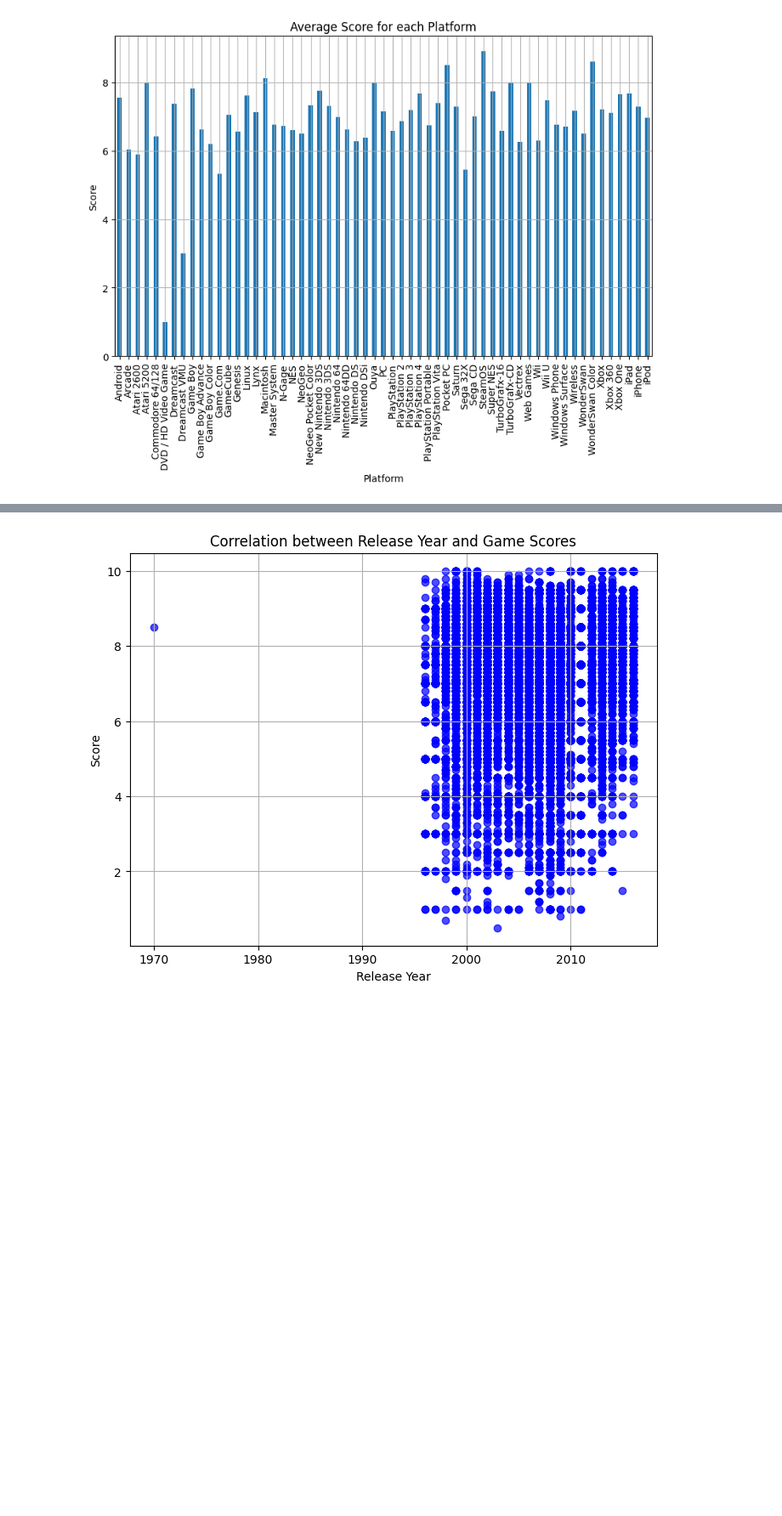
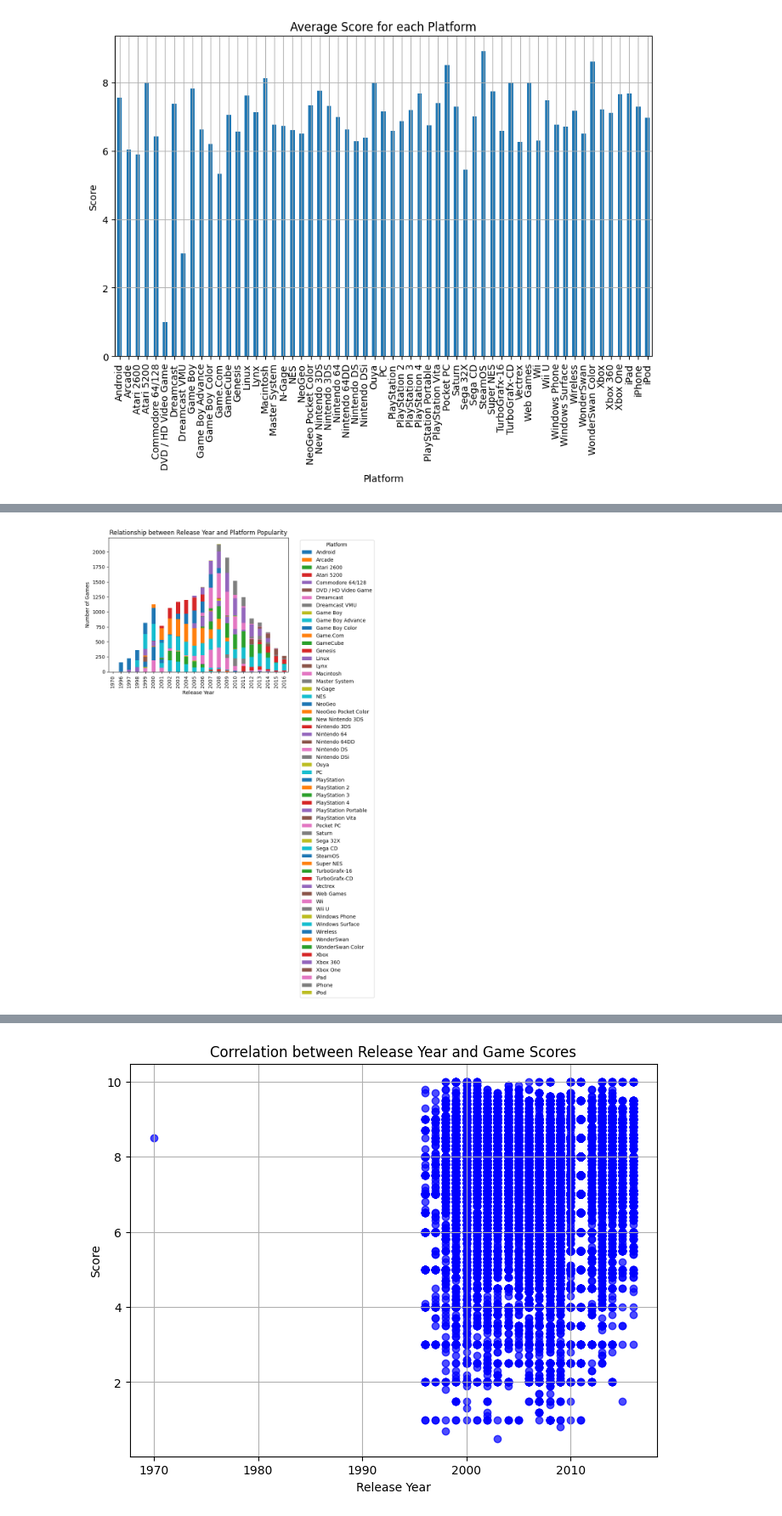
Before and after one commit to FranciscoTeon/Video-game-ratings-best-to-worst-Data-Analysis, a Jupyter notebook: notebooks/IGNData_Analysis_project.ipynb, the cells around one changed output, grey strips where cells are left out. Shown at 85% size. Cells and saved outputs as stored; diff of their text form; code cells hidden in the pictures; blank space fills up the shorter version.

```diff
--- a/notebooks/IGNData_Analysis_project.ipynb
+++ b/notebooks/IGNData_Analysis_project.ipynb
@@ -327,0 +536,10 @@ plt.grid(True)
+# %%
+#What is the relationship between the release year and platform popularity?
+ign_df.groupby(['release_year', 'platform'])['title'].count().unstack().plot(kind='bar', stacked=True)
+plt.title('Relationship between Release Year and Platform Popularity')
+plt.xlabel('Release Year')
+plt.ylabel('Number of Games')
+plt.legend(title='Platform', bbox_to_anchor=(1.05, 1), loc='upper left')
+plt.show()
+# %% [output]
+[figure, added]
```
Also changed, not shown: parts of 34 cells of this notebook.
